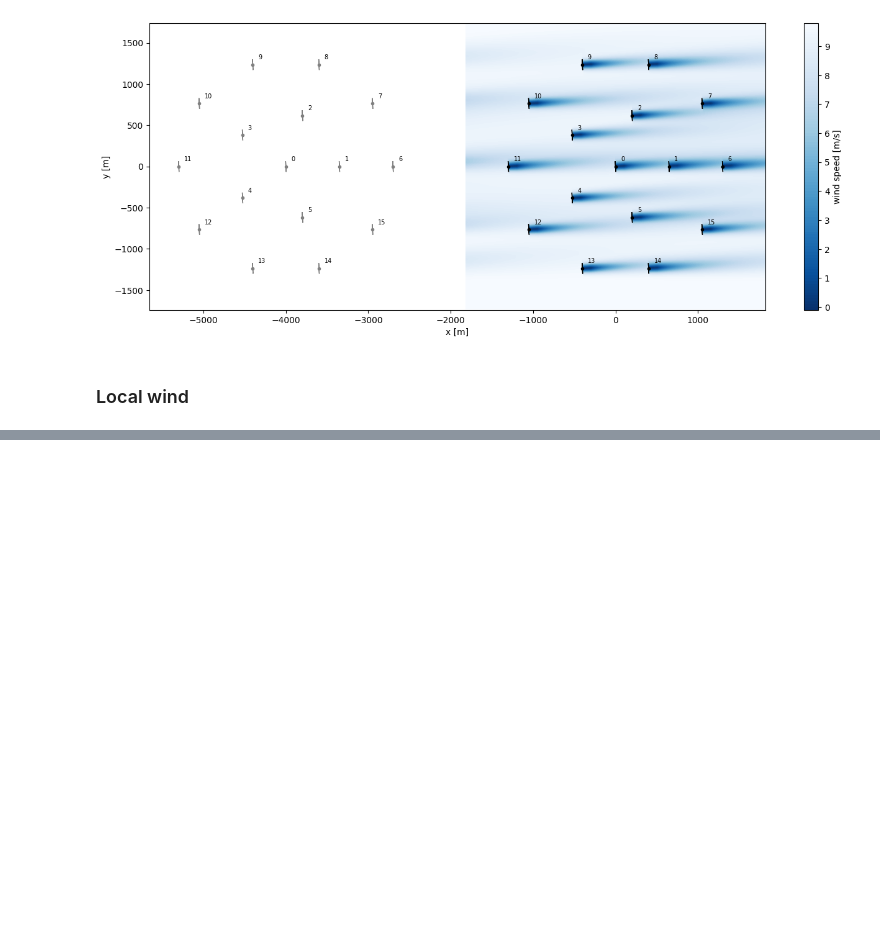
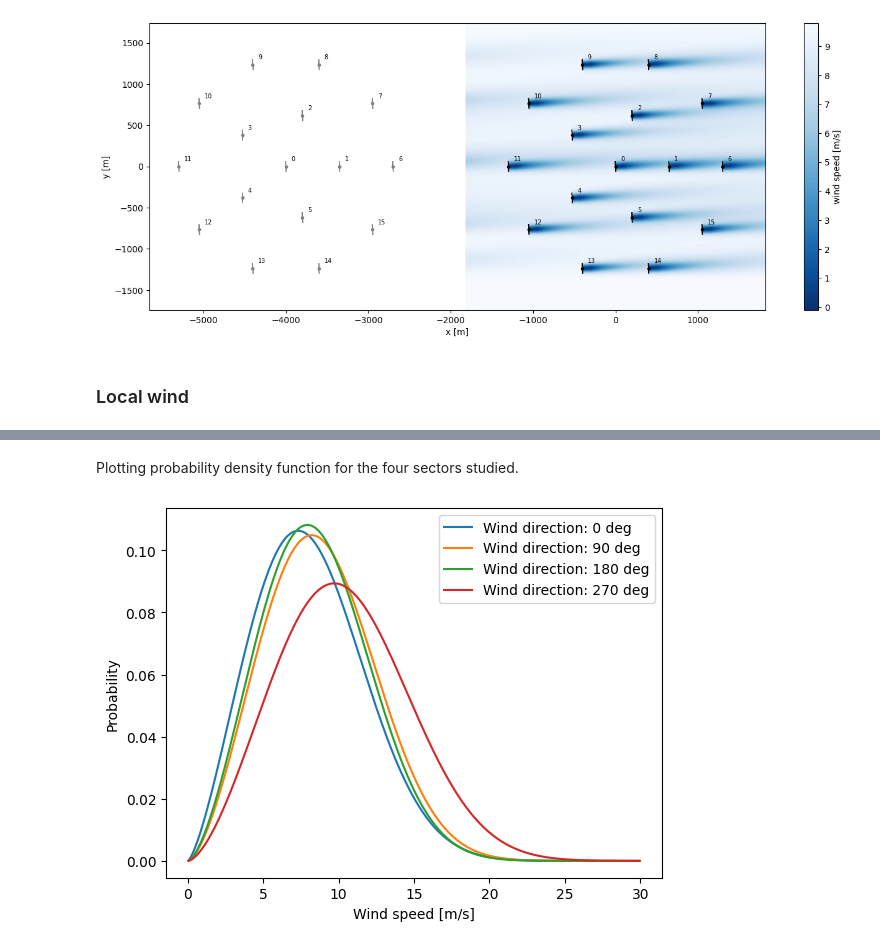
Before and after one commit to marcinsadowy/WTABL, a Jupyter notebook: Marcin_PyWake/Site_Object.ipynb, the cells around one changed output, grey strips where cells are left out. Drawn from its saved outputs; the diff is of its cells as text; code cells hidden in the pictures; blank space fills up the shorter version.

```diff
--- a/Marcin_PyWake/Site_Object.ipynb
+++ b/Marcin_PyWake/Site_Object.ipynb
@@ -208,0 +408,6 @@ Text(0, 0.5, 'y [m]')
+# %% [markdown]
+Plotting probability density function for the four sectors studied.
+# %%
+_ = site.plot_ws_distribution(wd=[0,90,180,270])
+# %% [output]
+[figure, added]
```
Also changed, not shown: parts of 21 cells of this notebook.
